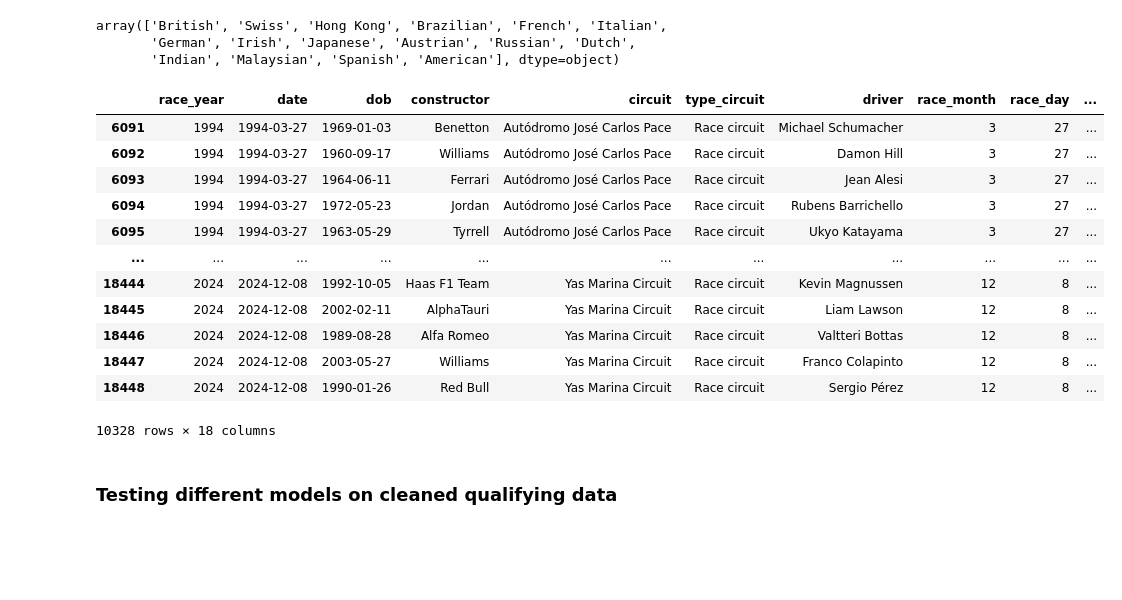
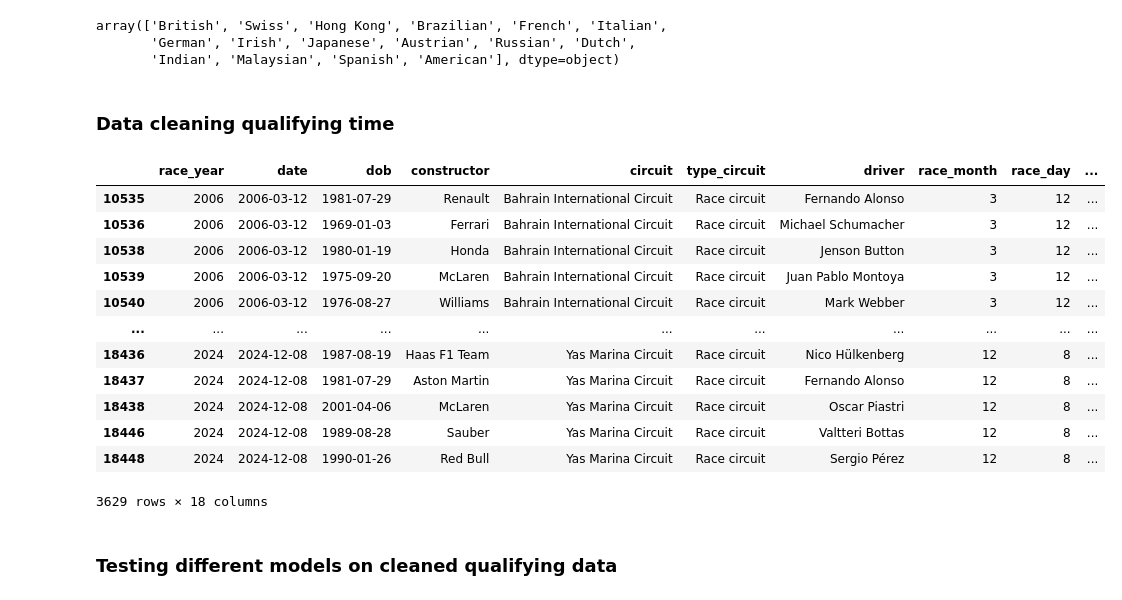
Before and after one commit to linhbuitung/f1-fantasy-ml, a Jupyter notebook: f1-predictor/ML/Thesis-Qualifying.ipynb, the cells around one changed output. Drawn from its saved outputs; the diff is of its cells as text; code cells hidden in the pictures; blank space fills up the shorter version.

```diff
--- a/f1-predictor/ML/Thesis-Qualifying.ipynb
+++ b/f1-predictor/ML/Thesis-Qualifying.ipynb
@@ -148,16 +148,6 @@ All Constructors:
  'Brawn' 'Mercedes' 'Lotus' 'HRT' 'Virgin' 'Lotus F1' 'Marussia'
  'Caterham' 'Manor Marussia' 'Haas F1 Team' 'Racing Point' 'AlphaTauri'
  'Aston Martin' 'Alpine F1 Team' 'RB F1 Team']
-# %%
-#Some of the constructors changed their name over the year so replacing old names with current name
-data['constructor'] = data['constructor'].apply(lambda x: 'Racing Point' if x=='Force India' else x)
-data['constructor'] = data['constructor'].apply(lambda x: 'Racing Point' if x=='Aston Martin' else x)
-data['constructor'] = data['constructor'].apply(lambda x: 'Alfa Romeo' if x=='Sauber' else x)
-data['constructor'] = data['constructor'].apply(lambda x: 'Alfa Romeo' if x=='BMW Sauber' else x)
-data['constructor'] = data['constructor'].apply(lambda x: 'Renault' if x=='Lotus F1' else x)
-data['constructor'] = data['constructor'].apply(lambda x: 'Renault' if x=='Alpine F1 Team' else x)
-data['constructor'] = data['constructor'].apply(lambda x: 'AlphaTauri' if x=='Toro Rosso' else x)
-data['constructor'] = data['constructor'].apply(lambda x: 'AlphaTauri' if x=='RB F1 Team' else x)
 # %%
 data['constructor_nationality'].unique()
 # %% [output]
@@ -230,49 +220,51 @@ data['driver_home'] = data['driver_nationality'] == data['circuit_nationality']
 data['constructor_home'] = data['constructor_nationality'] == data['circuit_nationality']
 data['driver_home'] = data['driver_home'].apply(lambda x: int(x))
 data['constructor_home'] = data['constructor_home'].apply(lambda x: int(x))
+# %% [markdown]
+<h3>Data cleaning qualifying time</h3>
 # %%
 data_cleaned_quali_time = data.copy()
 
 # Replace invalid values with a default time (e.g., '0:00.000')
 data_cleaned_quali_time['q1'] = data_cleaned_quali_time['q1'].fillna('0:00.000').replace('/N', '0:00.000')
 data_cleaned_quali_time['q2'] = data_cleaned_quali_time['q2'].fillna('0:00.000').replace('/N', '0:00.000')
 data_cleaned_quali_time['q3'] = data_cleaned_quali_time['q3'].fillna('0:00.000').replace('/N', '0:00.000')
 
 # Prepend '00:' to convert to hh:mm:ss format
 data_cleaned_quali_time['q1'] = pd.to_timedelta('00:' + data_cleaned_quali_time['q1'], errors='coerce')
 data_cleaned_quali_time['q2'] = pd.to_timedelta('00:' + data_cleaned_quali_time['q2'], errors='coerce')
 data_cleaned_quali_time['q3'] = pd.to_timedelta('00:' + data_cleaned_quali_time['q3'], errors='coerce')
 
 #convert q1 q2 q3 to milliseconds
 data_cleaned_quali_time['q1'] = data_cleaned_quali_time['q1'].dt.total_seconds() * 1000
 data_cleaned_quali_time['q2'] = data_cleaned_quali_time['q2'].dt.total_seconds() * 1000
 data_cleaned_quali_time['q3'] = data_cleaned_quali_time['q3'].dt.total_seconds() * 1000
 
 data_cleaned_quali_time['q1'] = data_cleaned_quali_time['q1'].fillna(0)
 data_cleaned_quali_time['q2'] = data_cleaned_quali_time['q2'].fillna(0)
 data_cleaned_quali_time['q3'] = data_cleaned_quali_time['q3'].fillna(0)
 #get fastest time out of q1, q2,q3 for each row and set as qualifying time
-data_cleaned_quali_time['milliseconds_qualification'] = data_cleaned_quali_time[['q1', 'q2', 'q3']].max(axis=1)
+data_cleaned_quali_time['milliseconds_qualification'] = data_cleaned_quali_time[['q1', 'q2', 'q3']].min(axis=1)
 
 #drop
 data_cleaned_quali_time = data_cleaned_quali_time.drop(['q1', 'q2', 'q3'], axis=1)
 #drop if milliseconds_qualification is 0
 data_cleaned_quali_time = data_cleaned_quali_time[data_cleaned_quali_time['milliseconds_qualification'] != 0]
 data_cleaned_quali_time.drop_duplicates(inplace=True)
 data_cleaned_quali_time
 # %% [output]
 |  | race_year | date | dob | constructor | circuit | type_circuit | driver | race_month | race_day | ... |
-| 6091 | 1994 | 1994-03-27 | 1969-01-03 | Benetton | Autódromo José Carlos Pace | Race circuit | Michael Schumacher | 3 | 27 | ... |
-| 6092 | 1994 | 1994-03-27 | 1960-09-17 | Williams | Autódromo José Carlos Pace | Race circuit | Damon Hill | 3 | 27 | ... |
-| 6093 | 1994 | 1994-03-27 | 1964-06-11 | Ferrari | Autódromo José Carlos Pace | Race circuit | Jean Alesi | 3 | 27 | ... |
-| 6094 | 1994 | 1994-03-27 | 1972-05-23 | Jordan | Autódromo José Carlos Pace | Race circuit | Rubens Barrichello | 3 | 27 | ... |
-| 6095 | 1994 | 1994-03-27 | 1963-05-29 | Tyrrell | Autódromo José Carlos Pace | Race circuit | Ukyo Katayama | 3 | 27 | ... |
+| 10535 | 2006 | 2006-03-12 | 1981-07-29 | Renault | Bahrain International Circuit | Race circuit | Fernando Alonso | 3 | 12 | ... |
+| 10536 | 2006 | 2006-03-12 | 1969-01-03 | Ferrari | Bahrain International Circuit | Race circuit | Michael Schumacher | 3 | 12 | ... |
+| 10538 | 2006 | 2006-03-12 | 1980-01-19 | Honda | Bahrain International Circuit | Race circuit | Jenson Button | 3 | 12 | ... |
+| 10539 | 2006 | 2006-03-12 | 1975-09-20 | McLaren | Bahrain International Circuit | Race circuit | Juan Pablo Montoya | 3 | 12 | ... |
+| 10540 | 2006 | 2006-03-12 | 1976-08-27 | Williams | Bahrain International Circuit | Race circuit | Mark Webber | 3 | 12 | ... |
 | ... | ... | ... | ... | ... | ... | ... | ... | ... | ... | ... |
-| 18444 | 2024 | 2024-12-08 | 1992-10-05 | Haas F1 Team | Yas Marina Circuit | Race circuit | Kevin Magnussen | 12 | 8 | ... |
-| 18445 | 2024 | 2024-12-08 | 2002-02-11 | AlphaTauri | Yas Marina Circuit | Race circuit | Liam Lawson | 12 | 8 | ... |
-| 18446 | 2024 | 2024-12-08 | 1989-08-28 | Alfa Romeo | Yas Marina Circuit | Race circuit | Valtteri Bottas | 12 | 8 | ... |
-| 18447 | 2024 | 2024-12-08 | 2003-05-27 | Williams | Yas Marina Circuit | Race circuit | Franco Colapinto | 12 | 8 | ... |
+| 18436 | 2024 | 2024-12-08 | 1987-08-19 | Haas F1 Team | Yas Marina Circuit | Race circuit | Nico Hülkenberg | 12 | 8 | ... |
+| 18437 | 2024 | 2024-12-08 | 1981-07-29 | Aston Martin | Yas Marina Circuit | Race circuit | Fernando Alonso | 12 | 8 | ... |
+| 18438 | 2024 | 2024-12-08 | 2001-04-06 | McLaren | Yas Marina Circuit | Race circuit | Oscar Piastri | 12 | 8 | ... |
+| 18446 | 2024 | 2024-12-08 | 1989-08-28 | Sauber | Yas Marina Circuit | Race circuit | Valtteri Bottas | 12 | 8 | ... |
 | 18448 | 2024 | 2024-12-08 | 1990-01-26 | Red Bull | Yas Marina Circuit | Race circuit | Sergio Pérez | 12 | 8 | ... |
-10328 rows × 18 columns
+3629 rows × 18 columns
 # %%
 #drop where milliseconds_qualification larger than 1000000
```
Also changed, not shown: parts of 1 cell of this notebook, 4 other files.
